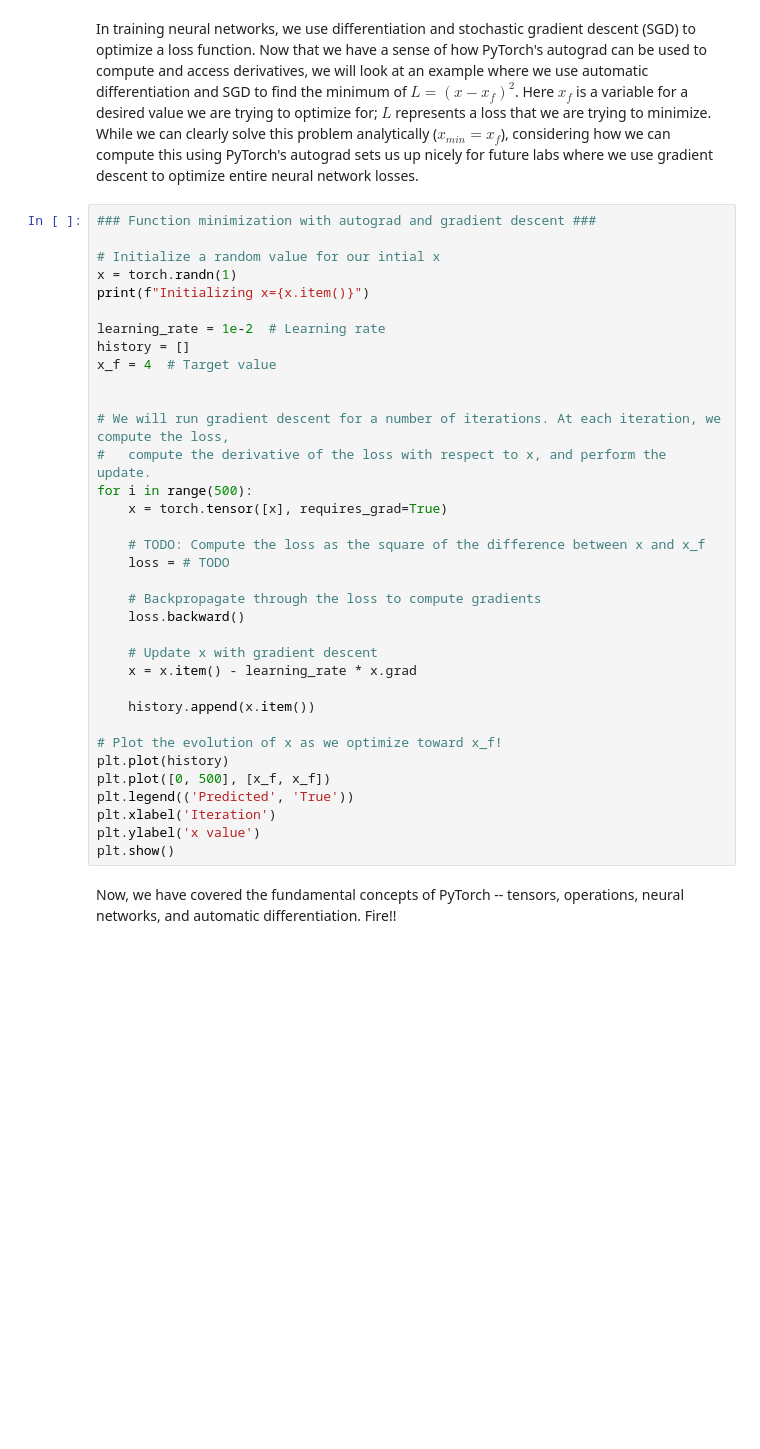
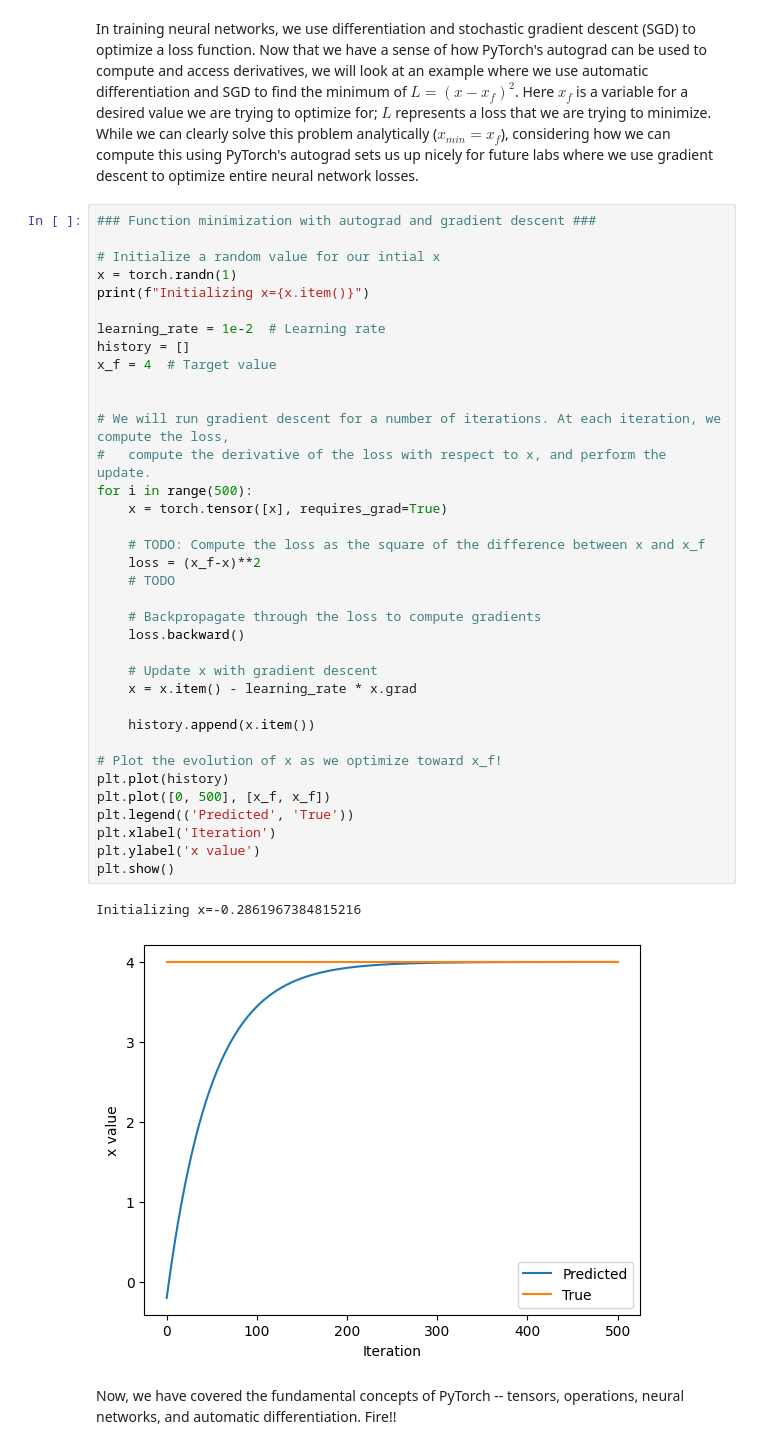
Before and after one commit to fusang991/introtodeeplearning, a Jupyter notebook: lab1/PT_Part1_Intro.ipynb, the cells around one changed output. Saved outputs shown, nothing was run; the diff lists cells and outputs as text; blank space fills up the shorter version.

```diff
--- a/lab1/PT_Part1_Intro.ipynb
+++ b/lab1/PT_Part1_Intro.ipynb
@@ -326,33 +330,37 @@ In training neural networks, we use differentiation and stochastic gradient desc
 x = torch.randn(1)
 print(f"Initializing x={x.item()}")
 
 learning_rate = 1e-2  # Learning rate
 history = []
 x_f = 4  # Target value
 
 
 # We will run gradient descent for a number of iterations. At each iteration, we compute the loss,
 #   compute the derivative of the loss with respect to x, and perform the update.
 for i in range(500):
     x = torch.tensor([x], requires_grad=True)
 
     # TODO: Compute the loss as the square of the difference between x and x_f
-    loss = # TODO
+    loss = (x_f-x)**2
+    # TODO
 
     # Backpropagate through the loss to compute gradients
     loss.backward()
 
     # Update x with gradient descent
     x = x.item() - learning_rate * x.grad
 
     history.append(x.item())
 
 # Plot the evolution of x as we optimize toward x_f!
 plt.plot(history)
 plt.plot([0, 500], [x_f, x_f])
 plt.legend(('Predicted', 'True'))
 plt.xlabel('Iteration')
 plt.ylabel('x value')
 plt.show()
+# %% [output]
+Initializing x=-0.2861967384815216
+[figure, added]
 # %% [markdown]
 Now, we have covered the fundamental concepts of PyTorch -- tensors, operations, neural networks, and automatic differentiation. Fire!!
```
Also changed, not shown: parts of 6 cells of this notebook.
